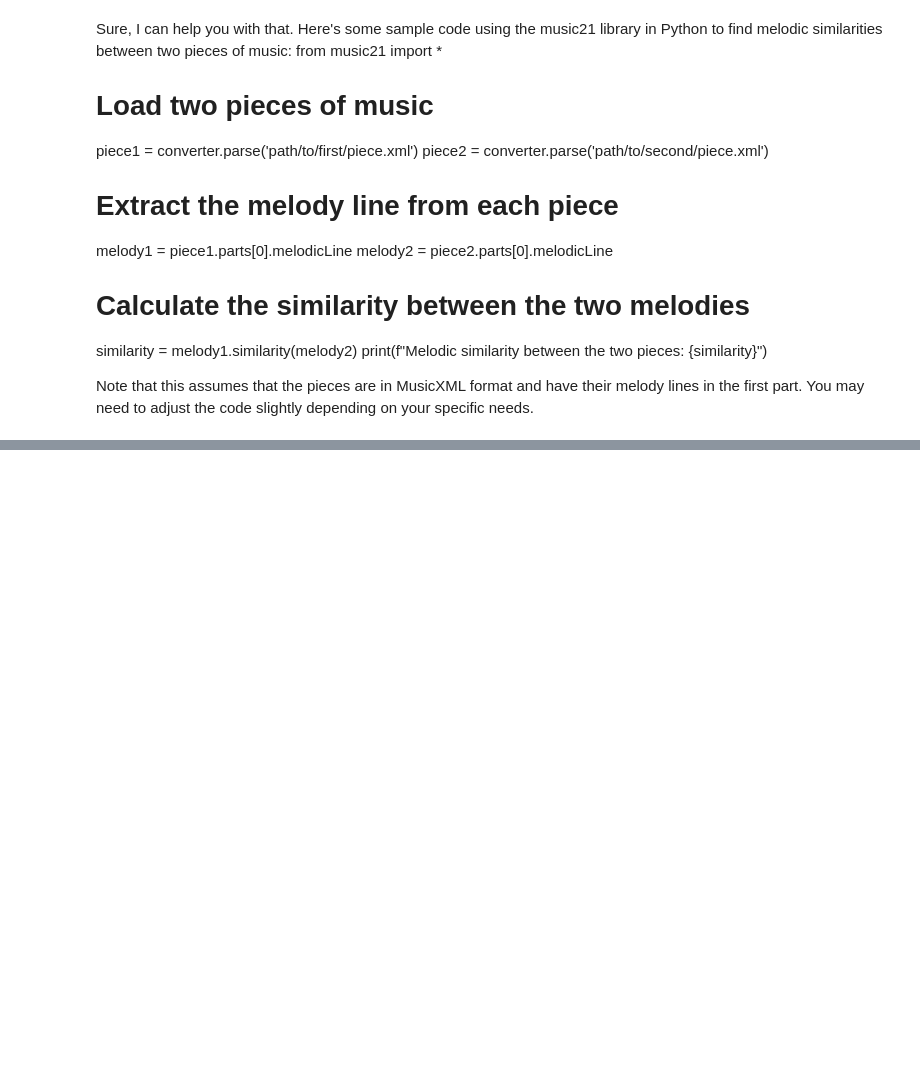
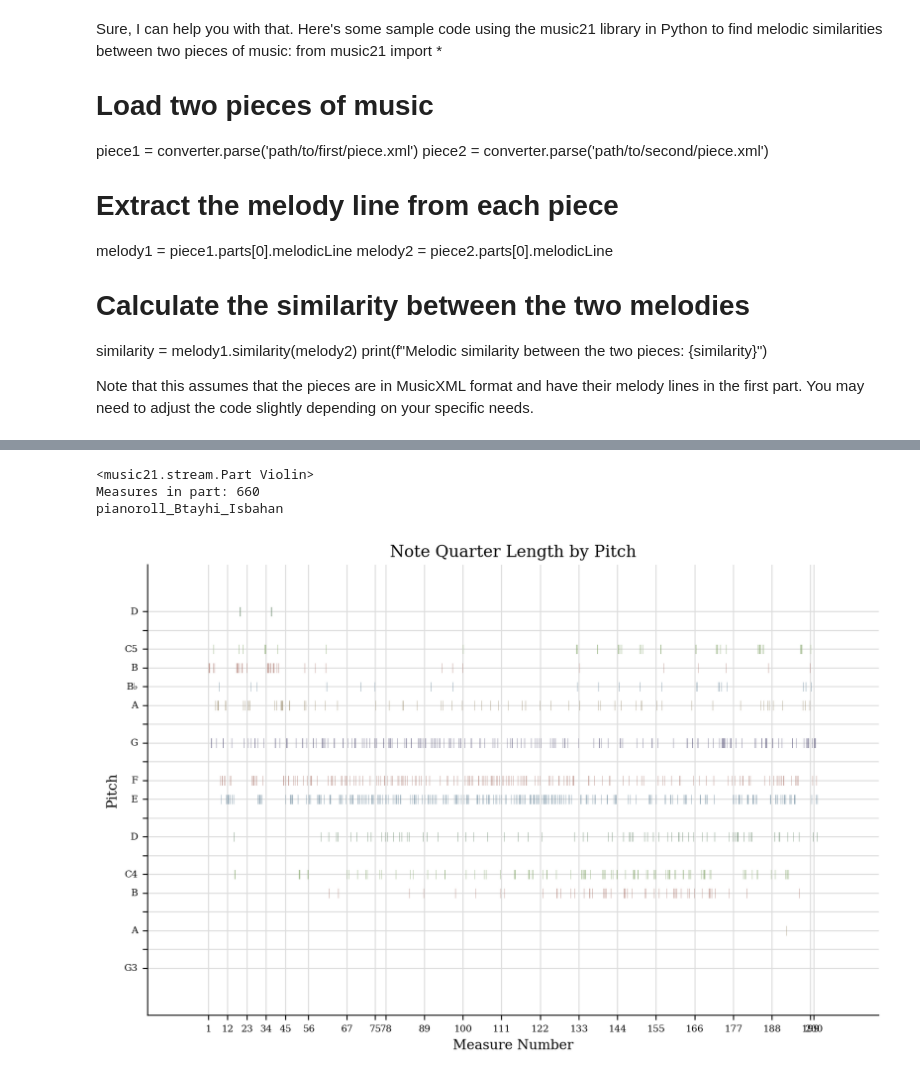
Before and after one commit to abhishekneerr/AMPLab, a Jupyter notebook: ethnonmusicology/Nawab_melodic_similarities.ipynb, the cells around one changed output, grey strips where cells are left out. Drawn from its saved outputs; the diff is of its cells as text; code cells hidden in the pictures; blank space fills up the shorter version.

```diff
--- a/ethnonmusicology/Nawab_melodic_similarities.ipynb
+++ b/ethnonmusicology/Nawab_melodic_similarities.ipynb
@@ -513,0 +417,26 @@ pianoroll_Rasd_Dayl
+# %%
+# Nawba 3, Btayhi_Maya
+
+s3 = converter.parse(
+    'Btayhi_Maya.mxl')
+
+scoreParts3 = s3.parts.stream()
+for element in scoreParts3.elements:
+    print(element)
+
+part3 = scoreParts3[0]
+# part0.elements
+measures3 = part3.getElementsByClass(stream.Measure).stream()
+print('Measures in part:', len(measures3))
+
+limited_measures3 = part3.measures(1, 200)
+
+
+
+print("pianoroll_Btayhi_Isbahan")
+pianoroll_Btayhi_Isbahan = limited_measures3.plot('pianoroll')
+# %% [output]
+<music21.stream.Part Violin>
+Measures in part: 660
+pianoroll_Btayhi_Isbahan
+[figure, added]
```
Also changed, not shown: parts of 31 cells of this notebook.
